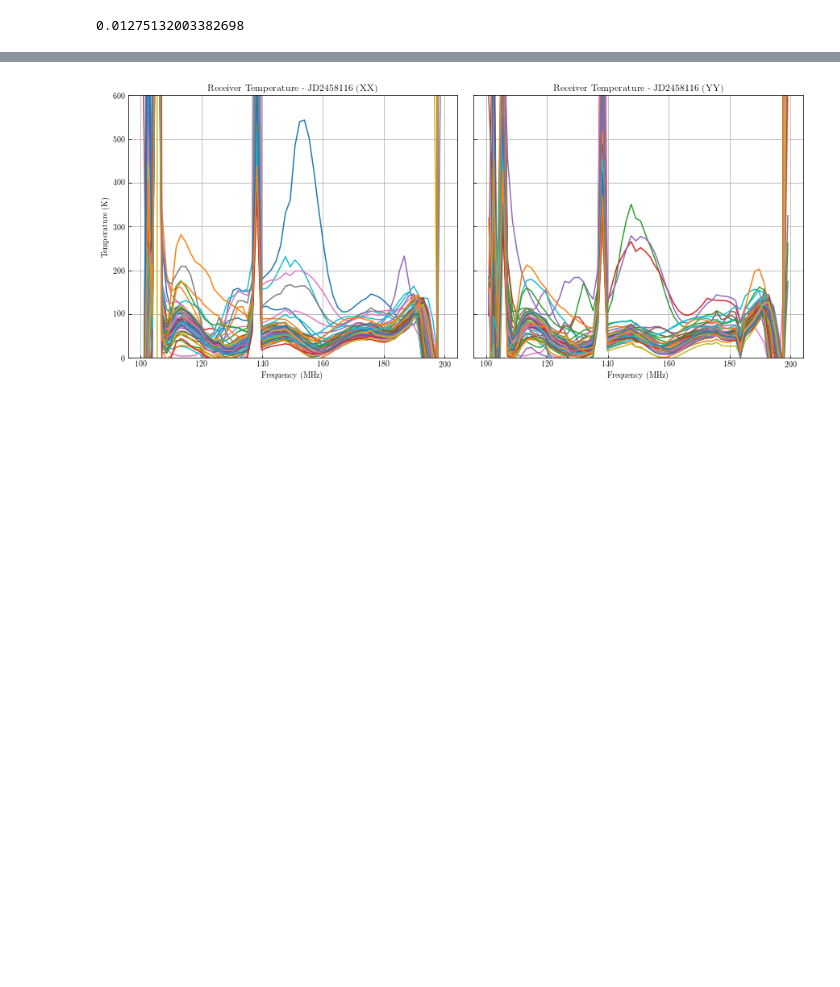
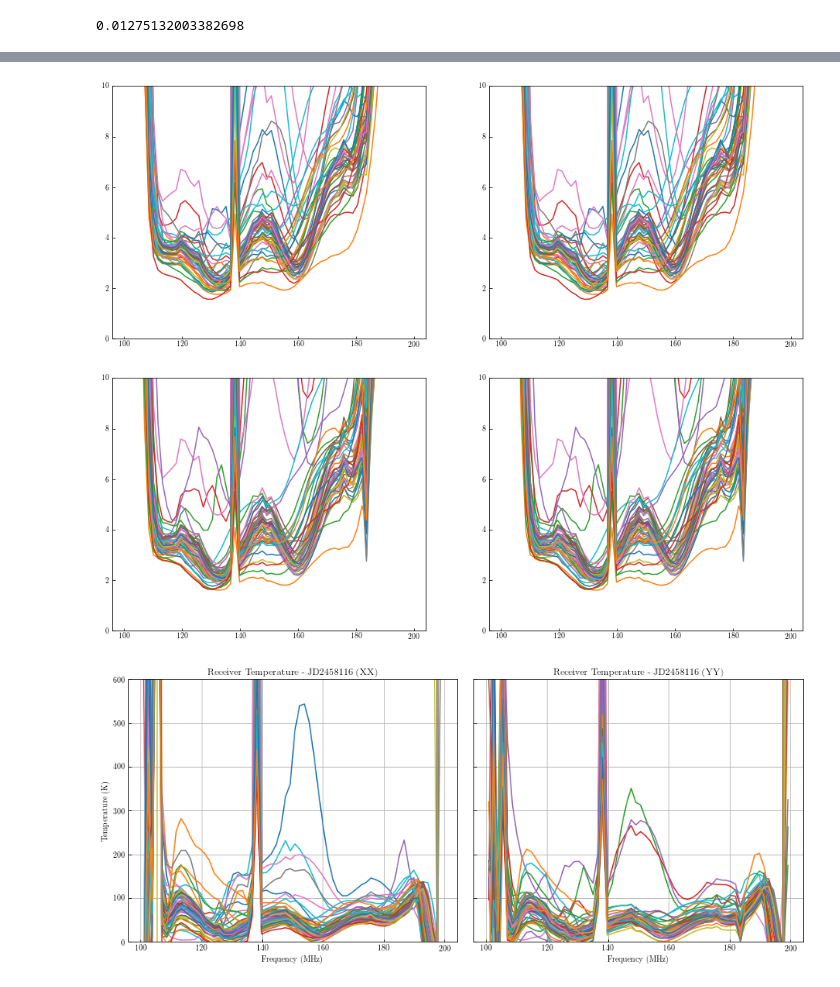
Before and after one commit to tyler-a-cox/HERA_Tsys, a Jupyter notebook: notebooks/HERA_Tsys_auto_fits.ipynb, the cells around one changed output, grey strips where cells are left out. Cells and saved outputs as stored; diff of their text form; code cells hidden in the pictures; blank space fills up the shorter version.

```diff
--- a/notebooks/HERA_Tsys_auto_fits.ipynb
+++ b/notebooks/HERA_Tsys_auto_fits.ipynb
@@ -102,6 +102,8 @@ def gain_rxr_temp(auto_fits, covs, save_npz=True):
     return gains, rxr_temp, rxr_temp_err
 # %%
 sim = True
+
+cov_mat = np.zeros((npol, nant, len(freqs), 2, 2))
 
 if os.path.exists('/Users/tyler/Desktop/Research/Tsys/Tsys_plots/IDR2/{}/rxr_temp_w_err.npz'.format(JD)) and not sim:
     fits_data = np.load('/Users/tyler/Desktop/Research/Tsys/Tsys_plots/IDR2/{}/rxr_temp_w_err.npz'.format(JD))
@@ -111,11 +113,15 @@ if os.path.exists('/Users/tyler/Desktop/Research/Tsys/Tsys_plots/IDR2/{}/rxr_tem
     covs = fits_data['covs']
     auto_fits = fits_data['auto_fits']
 
+
 else:
     for pol in xrange(npol):
         for fi, freq in enumerate(freqs):
             interp_values = Tsky_prime[pol, fi, :]
+            A = np.column_stack([Tsky_prime[pol, fi, :], np.ones_like(Tsky_prime[pol,fi,:])])
+            ATA = np.linalg.inv(np.dot(A.T, A))
             for anti, ant in enumerate(HERA_list):
+                cov_mat[pol, anti, fi, :, :] = ATA
                 try:
                     out = curve_fit(curve_to_fit, data_lsts[pol], data_ave[pol][ant, :, fi],
                                     bounds=(0, np.inf), absolute_sigma=True)
@@ -129,3 +153,17 @@ else:
+# %%
+gains_new, rxr_temp_new, rxr_temp_err_new = gain_rxr_temp(auto_fits, cov_mat, save_npz=False)
+# %%
+for poli, pol in enumerate(pols):
+    fig, axarr = plt.subplots(1, 2,figsize=(16, 6))
+    for anti, ant in enumerate(HERA_list):
+        axarr[0].plot(freqs, rxr_temp_err[poli, anti, :])
+        axarr[1].plot(freqs, rxr_temp_err_new[poli, anti, :])
+    axarr[0].set_ylim([0,10])
+    axarr[1].set_ylim([0,10])
+    plt.show()
+# %% [output]
+[figure, added]
+[figure, added]
 # %%
 fig, axarr = plt.subplots(1, 2, sharey=True, figsize=(15, 6))
 
```
Also changed, not shown: parts of 8 cells of this notebook, 1 other file.
